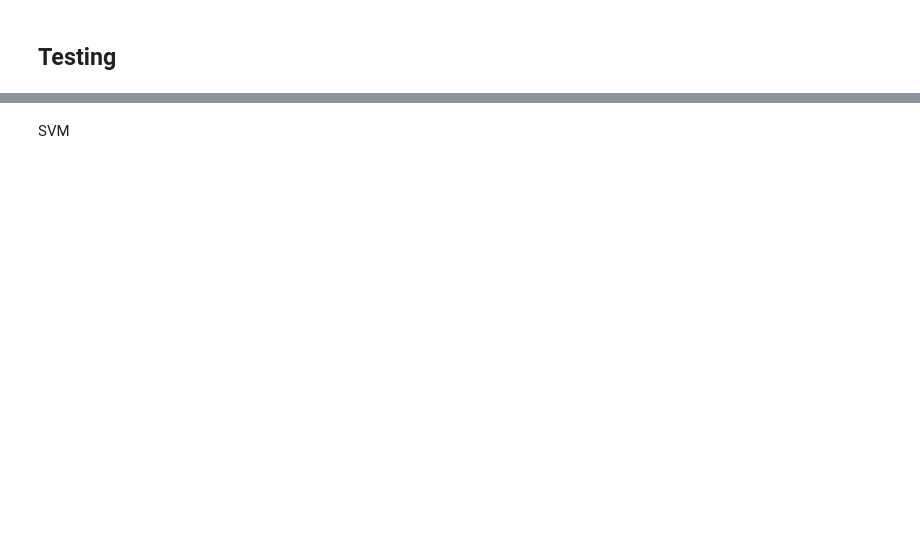
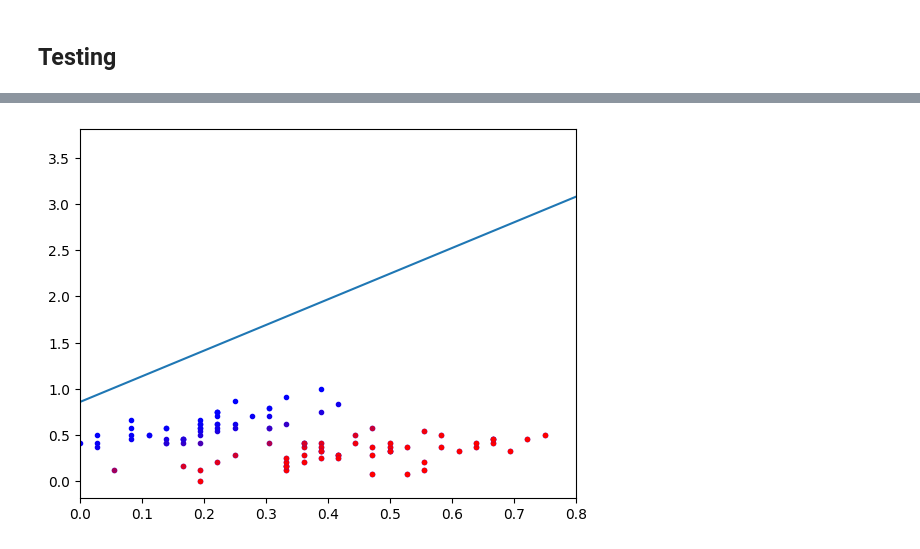
Before and after one commit to lender512/AI, a Jupyter notebook: 2.3/Regresiones_2022_2.ipynb, the cells around one changed output, grey strips where cells are left out. Saved outputs shown, nothing was run; the diff lists cells and outputs as text; code cells hidden in the pictures; blank space fills up the shorter version.

```diff
--- a/2.3/Regresiones_2022_2.ipynb
+++ b/2.3/Regresiones_2022_2.ipynb
@@ -141,5 +81,11 @@ $b  = b - \alpha*\frac{\partial L}{\partial b} $
+# %%
+
+def sigmoid(x, w):
+        return 1/(1 + np.exp(-(np.matmul(x, w))))
+
+def derivada(x, y, w):
+    return np.matmul((y.T[0] - sigmoid(x, w)), -x)/y.shape[0]
 # %%
-def update(w, b, alfa, db, dw):
+def update(w, dw, alfa):
   w = w - alfa * dw
-  b = b - alfa * db
-  return b, w
+  return w
@@ -345,9 +100,0 @@ def lm(xx, y, err = 0.20, alpha = 0.01, test_p = 0.3, seed = 2001):
-# %%
-# Usage example
-dataset = pd.read_csv('/sample.csv')
-xx = (dataset[['Year', "Population"]]).to_numpy()
-y = (dataset[['Employed']]).to_numpy()
-
-predict, train_evolution, test_error, w = lm(xx, y)
-
-print(test_error)
@@ -388,2 +100,0 @@ plt.show()
-# %% [markdown]
-SVM
@@ -491,0 +101,23 @@ def lm(xx, y, err = 0.20, alpha = 0.01, test_p = 0.3, seed = 2001):
+# %%
+def train(x, y, epochs, alpha):
+  w = np.array([np.random.rand() for i in range(3)])
+  for i in range(epochs):
+    dw = derivada(x, y, w)
+    w = update(w, dw, alpha)
+  return w
+# %%
+n = x1.shape[0]
+x = np.concatenate((np.ones((n, 1)), x1, x2), 1)
+
+w = train(x, y, 100000, 0.001)
+yr = sigmoid(x, w)
+linx = np.linspace(0, 1, 100)
+plt.plot(linx, w[0] + w[1]*linx + w[2]*linx)
+for i, xi in enumerate(x):
+    plt.plot(xi[1], xi[2], ".", c="b")
+    plt.plot(xi[1], xi[2], ".", c="r", alpha=yr[i])
+
+plt.xlim((0, max(x1) + 0.05))
+plt.savefig("plot.png")
+# %% [output]
+[figure, added]
```
Also changed, not shown: parts of 19 cells of this notebook, 2 other files.
